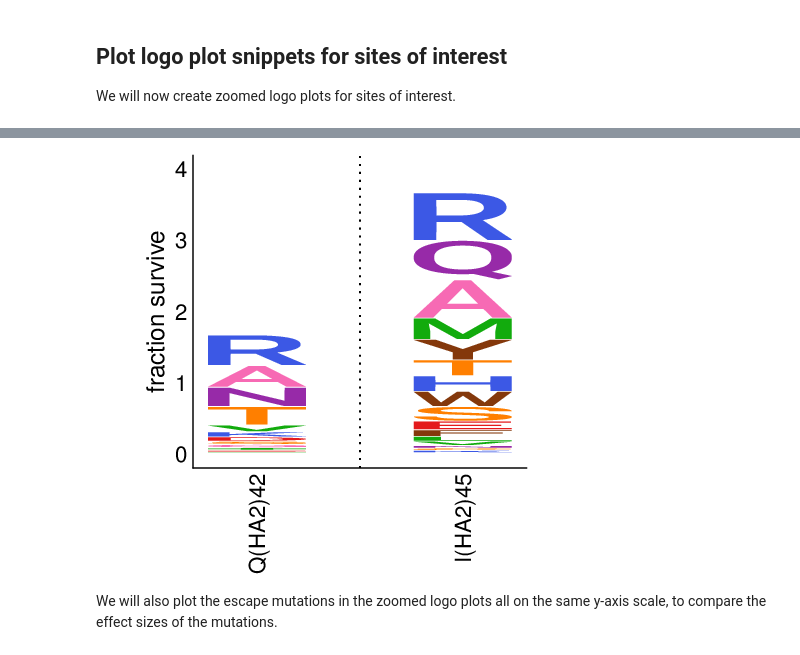
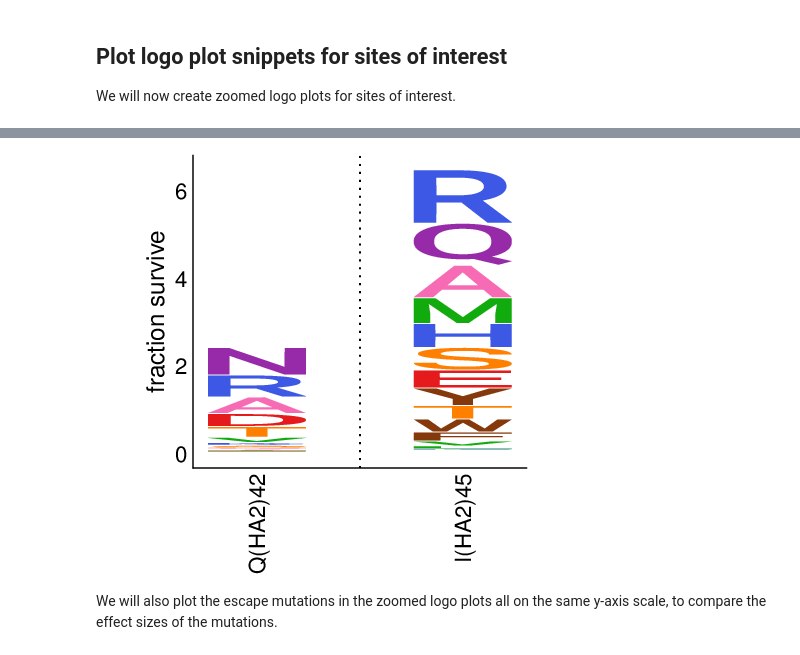
Before and after one commit to jbloomlab/HA_stalkbnAb_MAP, a Jupyter notebook: analysis_notebook.ipynb, the cells around one changed output, grey strips where cells are left out. Drawn from its saved outputs; the diff is of its cells as text; code cells hidden in the pictures.

```diff
--- a/analysis_notebook.ipynb
+++ b/analysis_notebook.ipynb
@@ -557,8 +557,8 @@ keysites = ['(HA2)42', '(HA2)45']
 import natsort
 
 names = ['WSN_CR9114', 'WSN_FI6v3']
-fracsurvfiles = ['./results/fracsurviveaboveavg/antibody_CR9114_median.csv',
-                 '../../2017/HA_antibody_ease_of_escape/analysis_code/results/fracsurviveaboveavg/antibody_FI6v3_median.csv']
+fracsurvfiles = ['./results/fracsurviveaboveavg/antibody_CR9114_WSN_median.csv',
+                 './results/fracsurviveaboveavg/antibody_FI6v3_WSN_median.csv']
 
 fracsurvs = [] #list of csv files
 for fracsurv, name in zip(fracsurvfiles, names):
@@ -595,40 +595,40 @@ for fracsurv, name in zip(fracsurvfiles, names):
 [figure]
 # %%
 names = ['Perth2009_FI6v3']
-fracsurvfiles = ['../Perth2009-mAb-MAP/results/fracsurviveaboveavg/antibody_FI6v3_median.csv']
+fracsurvfiles = ['./results/fracsurviveaboveavg/antibody_FI6v3_Perth_median.csv']
 
 fracsurvs = [] #list of csv files
 for fracsurv, name in zip(fracsurvfiles, names):
     pandadf = pd.read_csv(fracsurv)
     # read data frame from tidy CSV format to wide form
     df = dms_tools2.diffsel.tidyToWide(pandadf, valuecol='mutfracsurvive')
 
     # only show positive values of mutdiffsel
     df[dms_tools2.AAS] = df[dms_tools2.AAS].clip(lower=0)
 
     #sort sites by
     df = df.reindex(index=natsort.order_by_index(df.index,natsort.index_natsorted(df.site)))
 
     # add a column indicating what we should show
     df['show'] = df['site'].isin(keysites)
 
     # want to indicate wildtype along with site number, e.g, C52
     df['site'] = df['wildtype'] + df['site']
     # name of file to plot
     zoomlogoplot = os.path.join(plotsdir, '{0}_zoomed_fracsurvive.pdf'.format(name))
     # plot and show
     dms_tools2.rplot.siteSubsetGGSeqLogo(
             logodata=df,
             chars=dms_tools2.AAS,
             plotfile=zoomlogoplot,
             width=3,
             height=3.5,
             yname='fraction survive',
-            ylimits=(0,4),
+            ylimits=(0,6.5),
             )
     showPDF(zoomlogoplot)
 # %% [output]
-[figure, old version]
+[figure, new version]
 # %% [markdown]
 We will also plot the escape mutations in the zoomed logo plots all on the same y-axis scale, to compare the effect sizes of the mutations.
 # %%
```
Also changed, not shown: parts of 2 cells of this notebook, 2 other files.
